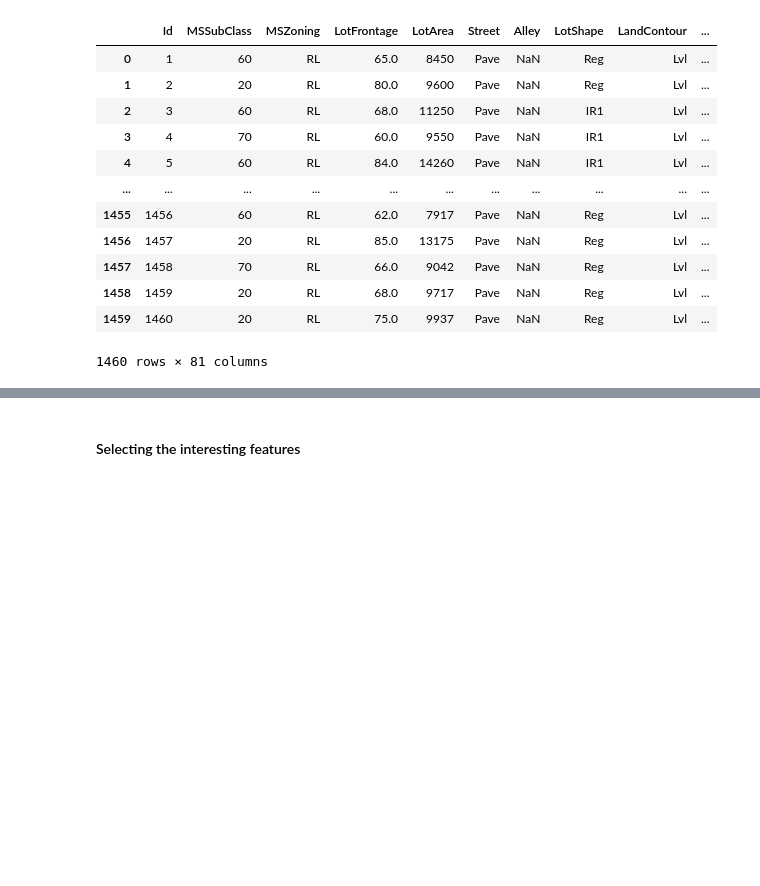
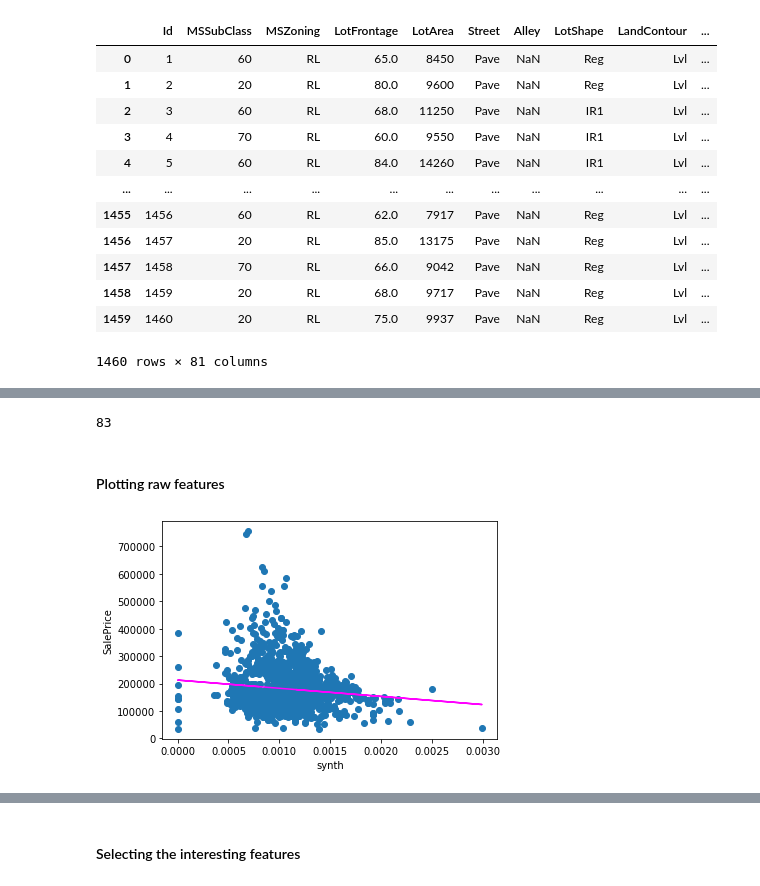
Before and after one commit to alessandro-rubin/house-prices, a Jupyter notebook: house-prices.ipynb, the cells around one changed output, grey strips where cells are left out. Cells and saved outputs as stored; diff of their text form; code cells hidden in the pictures; blank space fills up the shorter version.

```diff
--- a/house-prices.ipynb
+++ b/house-prices.ipynb
@@ -57,0 +146,4 @@ train
+# %%
+len(features)
+# %% [output]
+83
@@ -57,0 +152,2 @@ train
+# %% [markdown]
+#### Plotting raw features
@@ -57,0 +156,18 @@ train
+# %%
+def plot_synth_f(df:pd.DataFrame,plot_type='s',sf='synth',label='SalePrice'):
+    #definition of synthetic feature here
+    df[sf]=df['FullBath']/df['TotFlrSF']#how do I pass a function on the dataframe?
+    if plot_type=='c':
+        grouped=df.groupby(sf)
+        plot_categorical(grouped)
+    else:
+        plt.scatter(df[sf],df[label])
+        plt.xlabel(sf)
+        plt.ylabel(label)
+        z = np.polyfit(df[sf],df[label], 1)
+        p = np.poly1d(z)
+        plt.plot(df[sf],p(df[sf]), color='magenta')
+# %%
+plot_synth_f(train)
+# %% [output]
+[figure, added]
```
Also changed, not shown: parts of 43 cells of this notebook, 2 other files.
